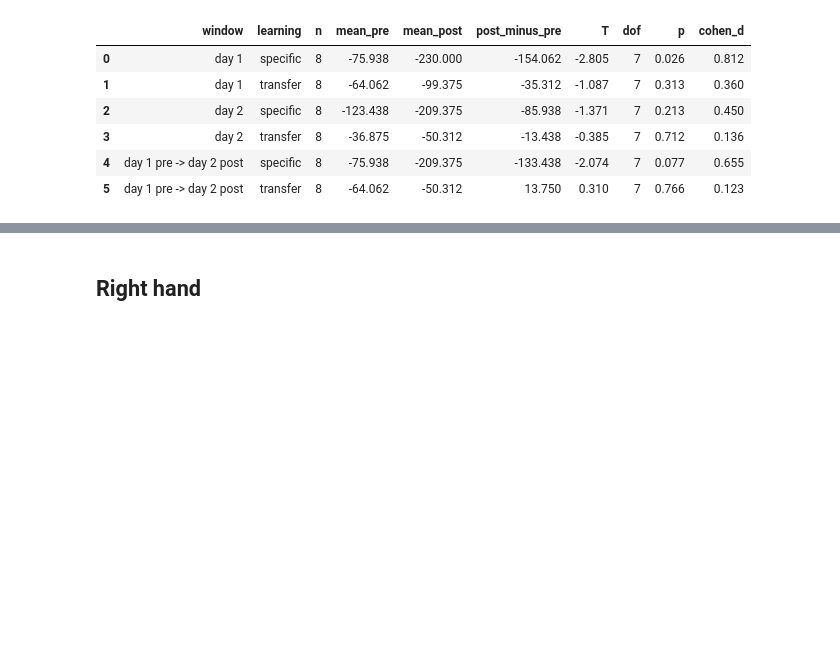
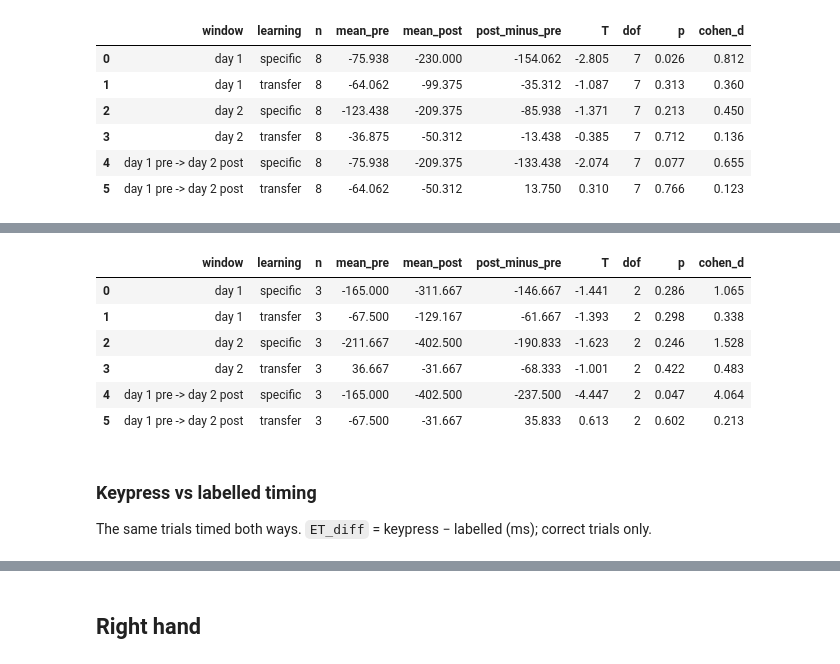
Before and after one commit to manazerzadeh/SequenceFingerSpeech, a Jupyter notebook: Version2/Analysis.ipynb, the cells around one changed output, grey strips where cells are left out. Cells and saved outputs as stored; diff of their text form; code cells hidden in the pictures; blank space fills up the shorter version.

```diff
--- a/Version2/Analysis.ipynb
+++ b/Version2/Analysis.ipynb
@@ -90,0 +127,14 @@ utils.learning_tests(speech_prepost)
+# %%
+utils.learning_tests(labelled_prepost)
+# %% [output]
+|  | window | learning | n | mean_pre | mean_post | post_minus_pre | T | dof | p | cohen_d |
+| 0 | day 1 | specific | 3 | -165.000 | -311.667 | -146.667 | -1.441 | 2 | 0.286 | 1.065 |
+| 1 | day 1 | transfer | 3 | -67.500 | -129.167 | -61.667 | -1.393 | 2 | 0.298 | 0.338 |
+| 2 | day 2 | specific | 3 | -211.667 | -402.500 | -190.833 | -1.623 | 2 | 0.246 | 1.528 |
+| 3 | day 2 | transfer | 3 | 36.667 | -31.667 | -68.333 | -1.001 | 2 | 0.422 | 0.483 |
+| 4 | day 1 pre -> day 2 post | specific | 3 | -165.000 | -402.500 | -237.500 | -4.447 | 2 | 0.047 | 4.064 |
+| 5 | day 1 pre -> day 2 post | transfer | 3 | -67.500 | -31.667 | 35.833 | 0.613 | 2 | 0.602 | 0.213 |
+# %% [markdown]
+### Keypress vs labelled timing
+
+The same trials timed both ways. `ET_diff` = keypress − labelled (ms); correct trials only.
```
Also changed, not shown: parts of 16 cells of this notebook, 3 other files.
